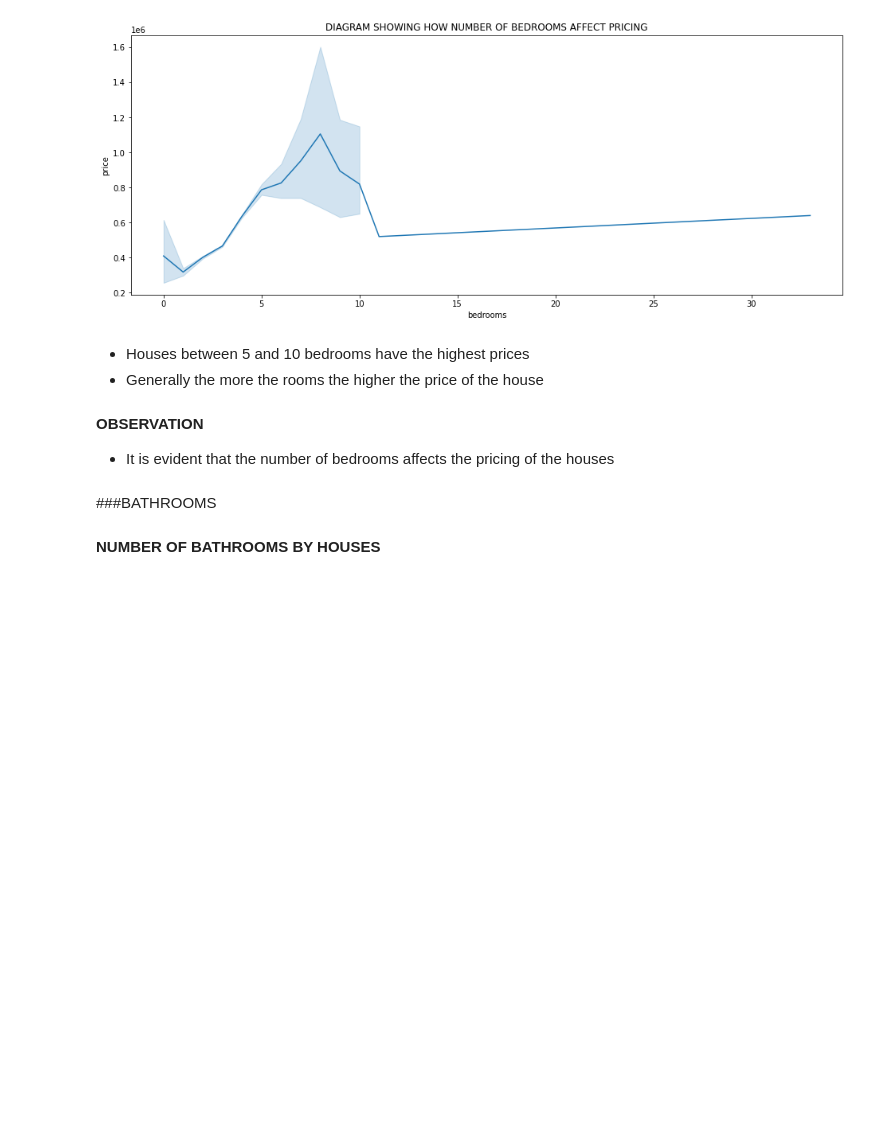
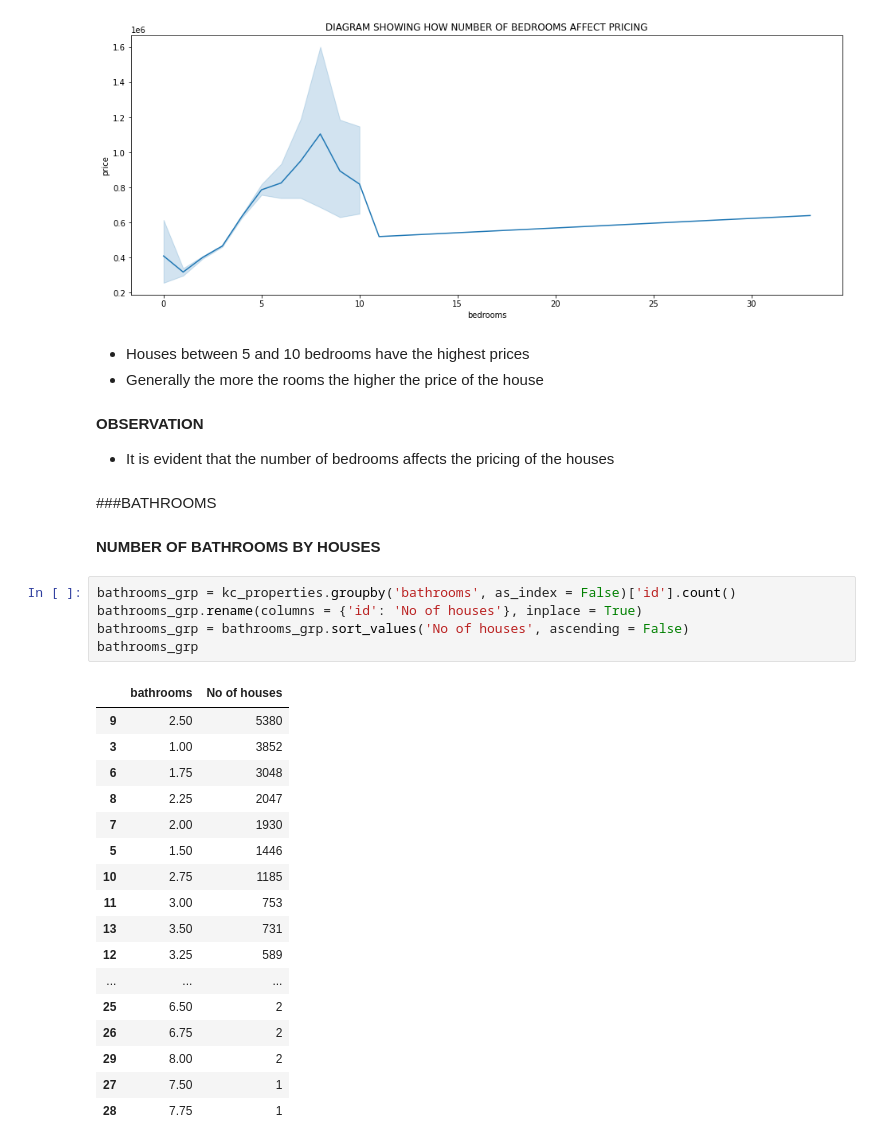
Before and after one commit to MikeDeecode/KC-properties-price-analysis, a Jupyter notebook: kc_properties_analysis.ipynb, the cells around one changed output. Cells and saved outputs as stored; diff of their text form; blank space fills up the shorter version.

```diff
--- a/kc_properties_analysis.ipynb
+++ b/kc_properties_analysis.ipynb
@@ -174,3 +174,26 @@ plt.show()
 ###BATHROOMS
 # %% [markdown]
 **NUMBER OF BATHROOMS BY HOUSES**
+# %%
+bathrooms_grp = kc_properties.groupby('bathrooms', as_index = False)['id'].count()
+bathrooms_grp.rename(columns = {'id': 'No of houses'}, inplace = True)
+bathrooms_grp = bathrooms_grp.sort_values('No of houses', ascending = False)
+bathrooms_grp
+# %% [output]
+|  | bathrooms | No of houses |
+| 9 | 2.50 | 5380 |
+| 3 | 1.00 | 3852 |
+| 6 | 1.75 | 3048 |
+| 8 | 2.25 | 2047 |
+| 7 | 2.00 | 1930 |
+| 5 | 1.50 | 1446 |
+| 10 | 2.75 | 1185 |
+| 11 | 3.00 | 753 |
+| 13 | 3.50 | 731 |
+| 12 | 3.25 | 589 |
+| ... | ... | ... |
+| 25 | 6.50 | 2 |
+| 26 | 6.75 | 2 |
+| 29 | 8.00 | 2 |
+| 27 | 7.50 | 1 |
+| 28 | 7.75 | 1 |
```
Also changed, not shown: parts of 6 cells of this notebook.
